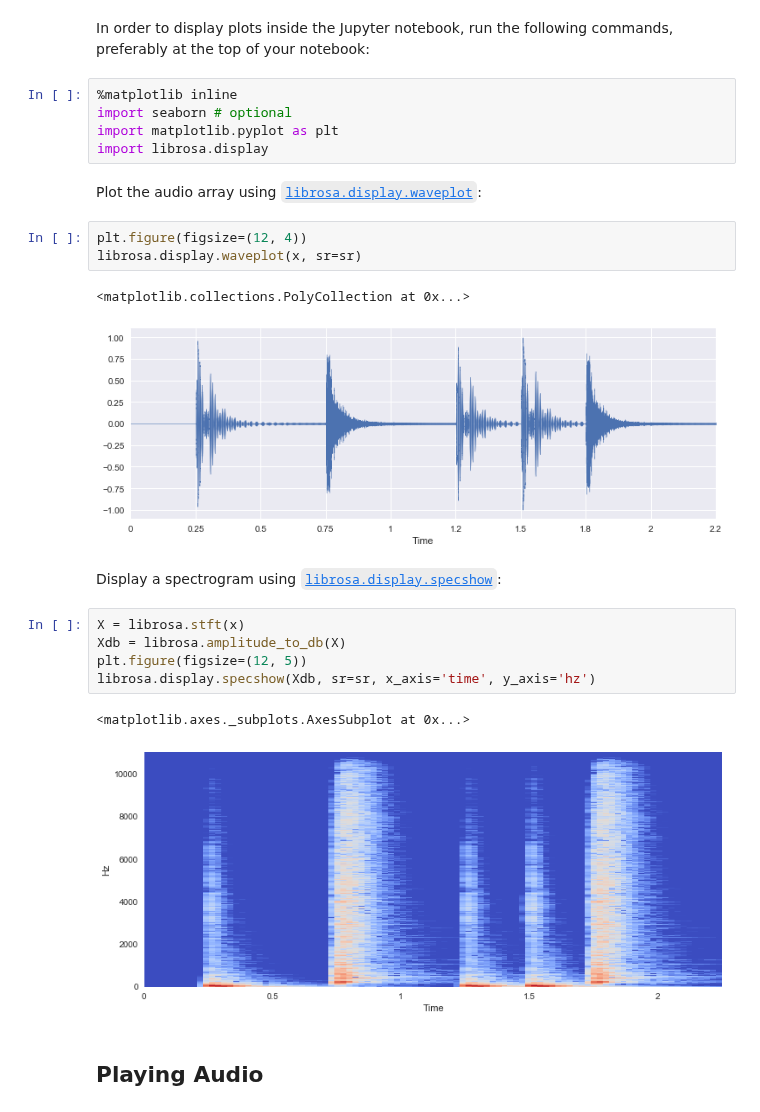
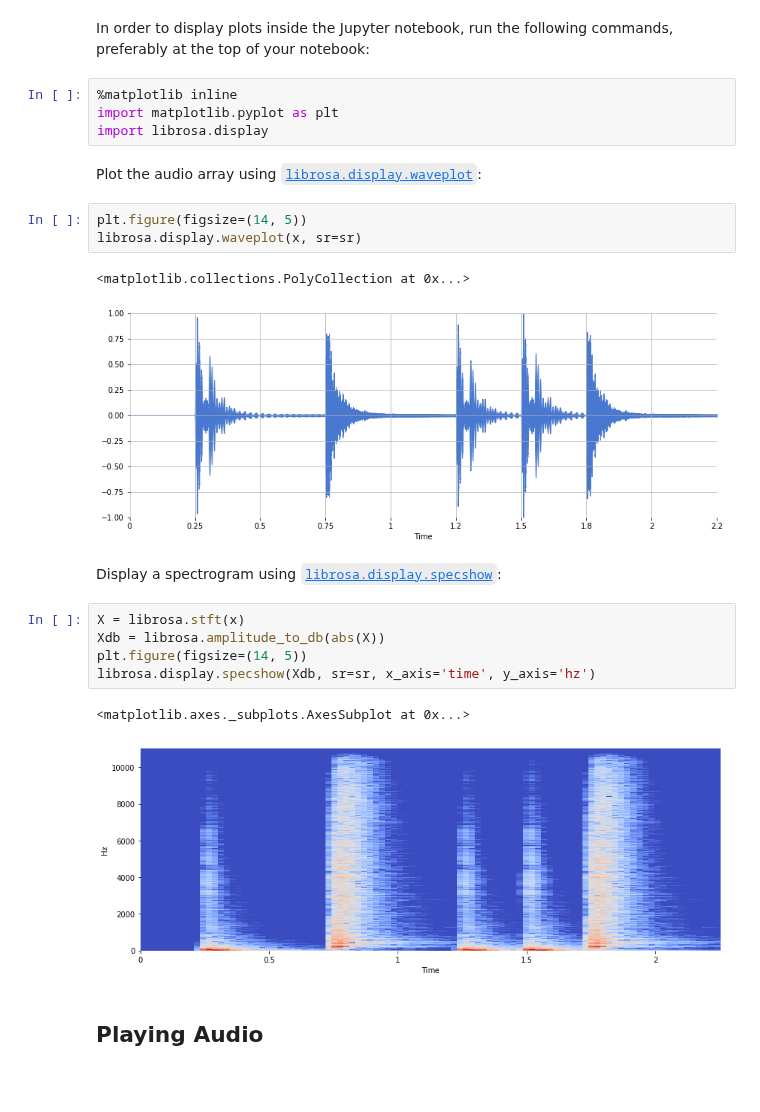
Before and after one commit to iranroman/musicinformationretrieval.com, a Jupyter notebook: ipython_audio.ipynb, the cells around one changed output. Saved outputs shown, nothing was run; the diff lists cells and outputs as text; blank space fills up the shorter version.

```diff
--- a/ipython_audio.ipynb
+++ b/ipython_audio.ipynb
@@ -51,27 +61,26 @@ print sr
 In order to display plots inside the Jupyter notebook, run the following commands, preferably at the top of your notebook:
 # %%
 %matplotlib inline
-import seaborn # optional
 import matplotlib.pyplot as plt
 import librosa.display
 # %% [markdown]
 Plot the audio array using [`librosa.display.waveplot`](https://librosa.github.io/librosa/generated/librosa.display.waveplot.html#librosa.display.waveplot):
 # %%
-plt.figure(figsize=(12, 4))
+plt.figure(figsize=(14, 5))
 librosa.display.waveplot(x, sr=sr)
 # %% [output]
 <matplotlib.collections.PolyCollection at 0x...>
-[figure, old version]
+[figure, new version]
 # %% [markdown]
 Display a spectrogram using [`librosa.display.specshow`](https://librosa.github.io/librosa/generated/librosa.display.specshow.html):
 # %%
 X = librosa.stft(x)
-Xdb = librosa.amplitude_to_db(X)
-plt.figure(figsize=(12, 5))
+Xdb = librosa.amplitude_to_db(abs(X))
+plt.figure(figsize=(14, 5))
 librosa.display.specshow(Xdb, sr=sr, x_axis='time', y_axis='hz')
 # %% [output]
 <matplotlib.axes._subplots.AxesSubplot at 0x...>
-[figure, old version]
+[figure, new version]
 # %% [markdown]
 ## Playing Audio
 # %% [markdown]
```
Also changed, not shown: parts of 8 cells of this notebook, 1 other file.
